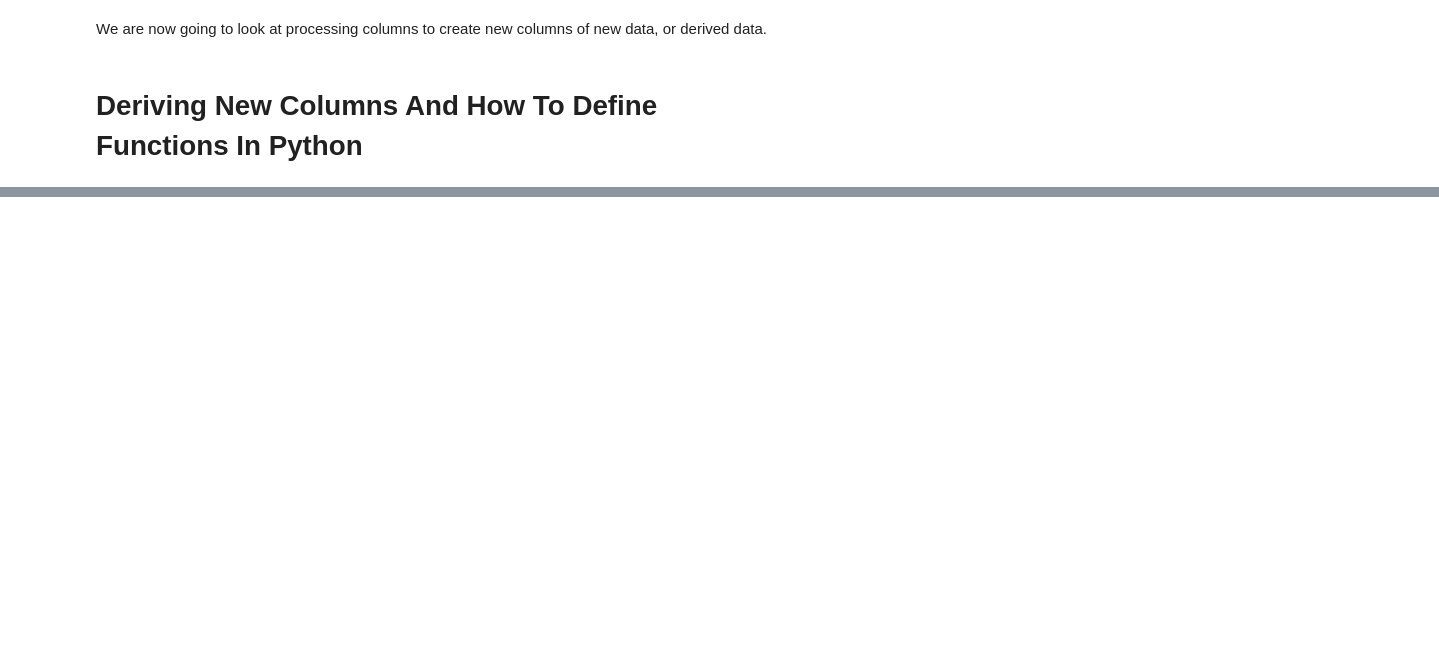
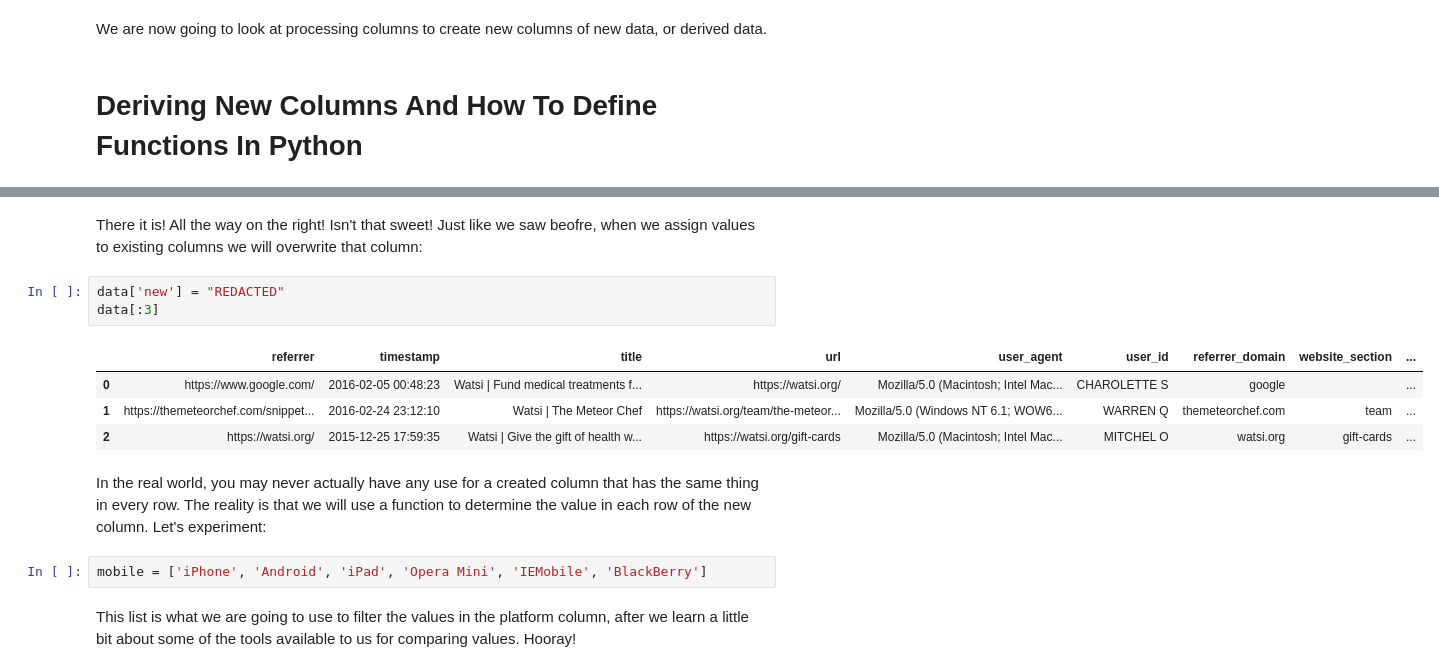
Before and after one commit to nellac77/gitfunkhouse, a Jupyter notebook: mode/Python Basics.ipynb, the cells around one changed output, grey strips where cells are left out. Saved outputs shown, nothing was run; the diff lists cells and outputs as text; blank space fills up the shorter version.

```diff
--- a/mode/Python Basics.ipynb
+++ b/mode/Python Basics.ipynb
@@ -941,0 +954,16 @@ We are now going to look at processing columns to create new columns of new data
+# %% [markdown]
+There it is! All the way on the right! Isn't that sweet! Just like we saw beofre, when we assign values to existing columns we will overwrite that column:
+# %%
+data['new'] = "REDACTED"
+data[:3]
+# %% [output]
+|  | referrer | timestamp | title | url | user_agent | user_id | referrer_domain | website_section | ... |
+| 0 | https://www.google.com/ | 2016-02-05 00:48:23 | Watsi | Fund medical treatments f... | https://watsi.org/ | Mozilla/5.0 (Macintosh; Intel Mac... | CHAROLETTE S | google |  | ... |
+| 1 | https://themeteorchef.com/snippet... | 2016-02-24 23:12:10 | Watsi | The Meteor Chef | https://watsi.org/team/the-meteor... | Mozilla/5.0 (Windows NT 6.1; WOW6... | WARREN Q | themeteorchef.com | team | ... |
+| 2 | https://watsi.org/ | 2015-12-25 17:59:35 | Watsi | Give the gift of health w... | https://watsi.org/gift-cards | Mozilla/5.0 (Macintosh; Intel Mac... | MITCHEL O | watsi.org | gift-cards | ... |
+# %% [markdown]
+In the real world, you may never actually have any use for a created column that has the same thing in every row. The reality is that we will use a function to determine the value in each row of the new column. Let's experiment:
+# %%
+mobile = ['iPhone', 'Android', 'iPad', 'Opera Mini', 'IEMobile', 'BlackBerry']
+# %% [markdown]
+This list is what we are going to use to filter the values in the platform column, after we learn a little bit about some of the tools available to us for comparing values. Hooray!
```
Also changed, not shown: parts of 22 cells of this notebook.
